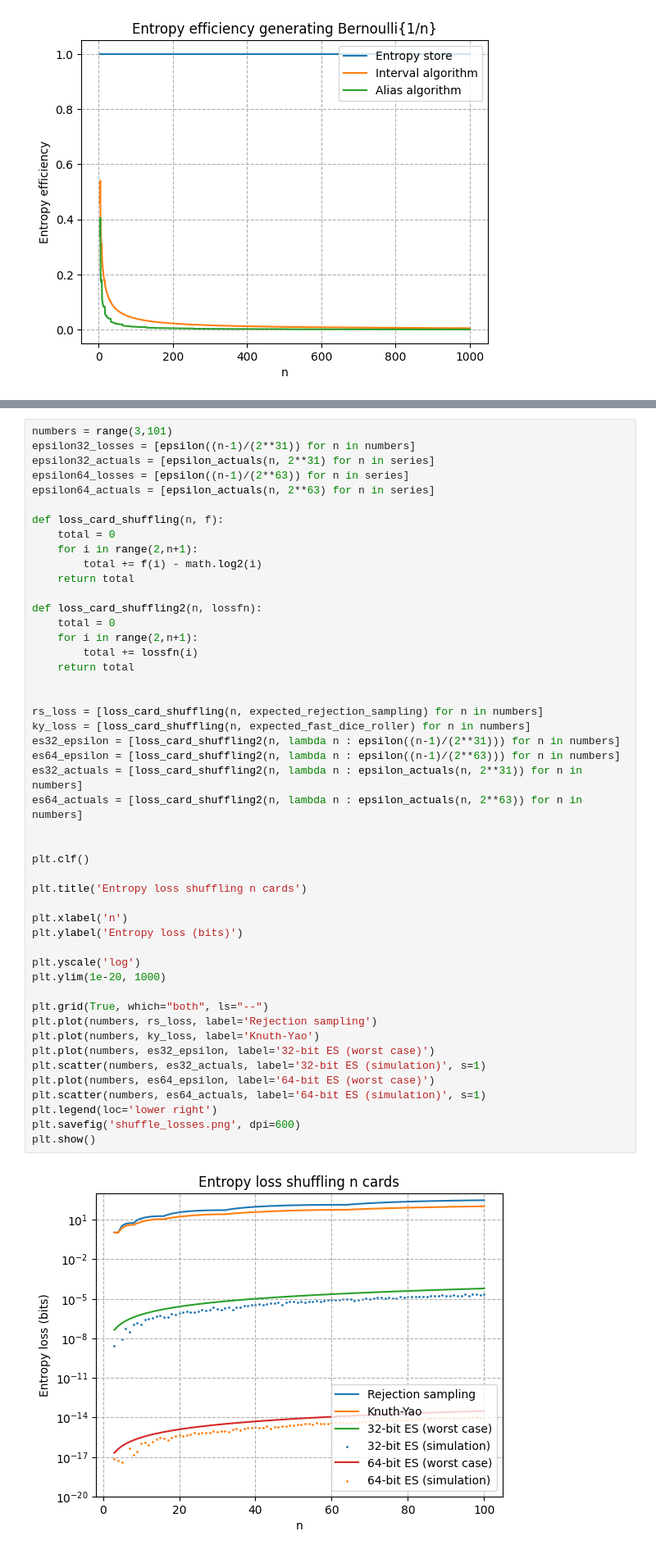
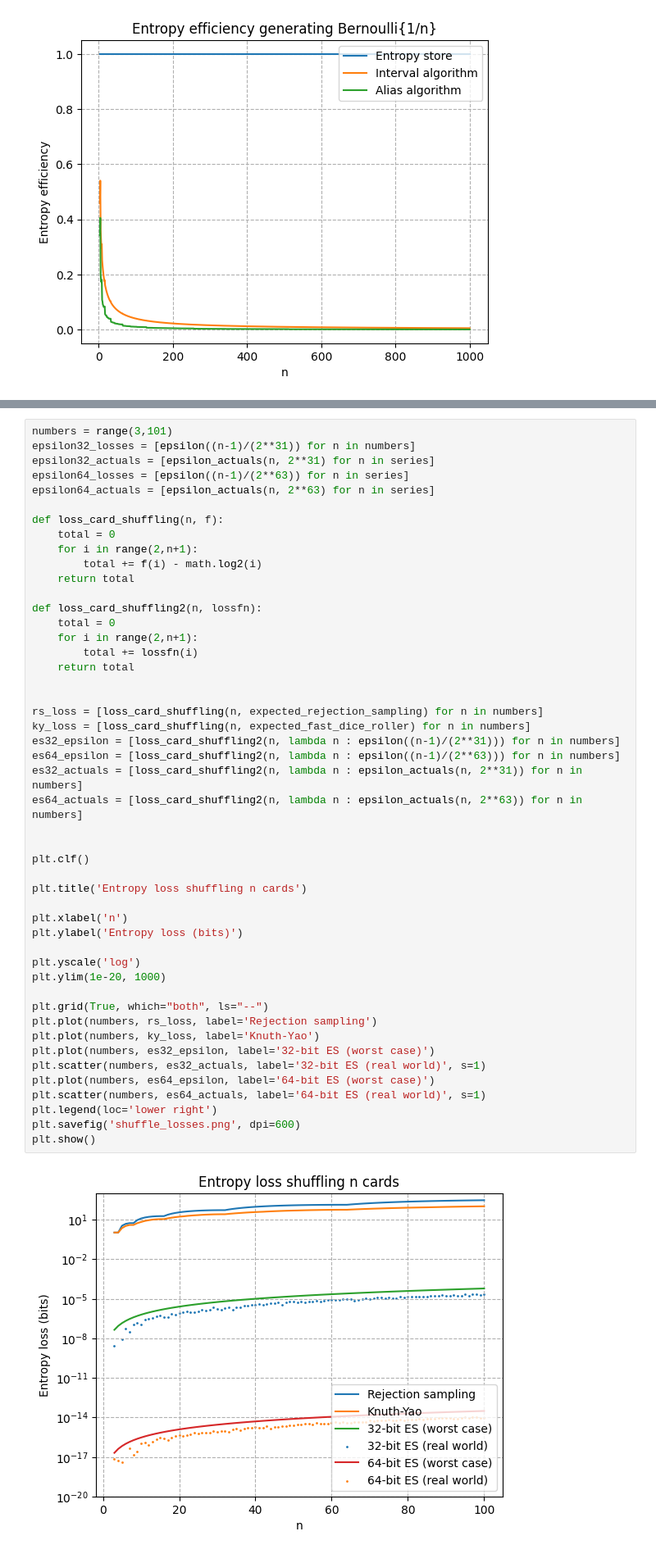
Before and after one commit to calum74/entropy, a Jupyter notebook: entropy.ipynb, the cells around one changed output, grey strips where cells are left out. Shown at 82% size. Cells and saved outputs as stored; diff of their text form.

```diff
--- a/entropy.ipynb
+++ b/entropy.ipynb
@@ -536,36 +536,36 @@ def loss_card_shuffling2(n, lossfn):
     return total
 
 
 rs_loss = [loss_card_shuffling(n, expected_rejection_sampling) for n in numbers]
 ky_loss = [loss_card_shuffling(n, expected_fast_dice_roller) for n in numbers]
 es32_epsilon = [loss_card_shuffling2(n, lambda n : epsilon((n-1)/(2**31))) for n in numbers]
 es64_epsilon = [loss_card_shuffling2(n, lambda n : epsilon((n-1)/(2**63))) for n in numbers]
 es32_actuals = [loss_card_shuffling2(n, lambda n : epsilon_actuals(n, 2**31)) for n in numbers]
 es64_actuals = [loss_card_shuffling2(n, lambda n : epsilon_actuals(n, 2**63)) for n in numbers]
 
 
 plt.clf()
 
 plt.title('Entropy loss shuffling n cards')
 
 plt.xlabel('n')
 plt.ylabel('Entropy loss (bits)')
 
 plt.yscale('log')
 plt.ylim(1e-20, 1000)
 
 plt.grid(True, which="both", ls="--")
 plt.plot(numbers, rs_loss, label='Rejection sampling')
 plt.plot(numbers, ky_loss, label='Knuth-Yao')
 plt.plot(numbers, es32_epsilon, label='32-bit ES (worst case)')
-plt.scatter(numbers, es32_actuals, label='32-bit ES (simulation)', s=1)
+plt.scatter(numbers, es32_actuals, label='32-bit ES (real world)', s=1)
 plt.plot(numbers, es64_epsilon, label='64-bit ES (worst case)')
-plt.scatter(numbers, es64_actuals, label='64-bit ES (simulation)', s=1)
+plt.scatter(numbers, es64_actuals, label='64-bit ES (real world)', s=1)
 plt.legend(loc='lower right')
 plt.savefig('shuffle_losses.png', dpi=600)
 plt.show()
 # %% [output]
-[figure, old version]
+[figure, new version]
 # %%
 # Let's look at the output rate for IE and ES
 
```
Also changed, not shown: parts of 8 cells of this notebook, 4 other files.
